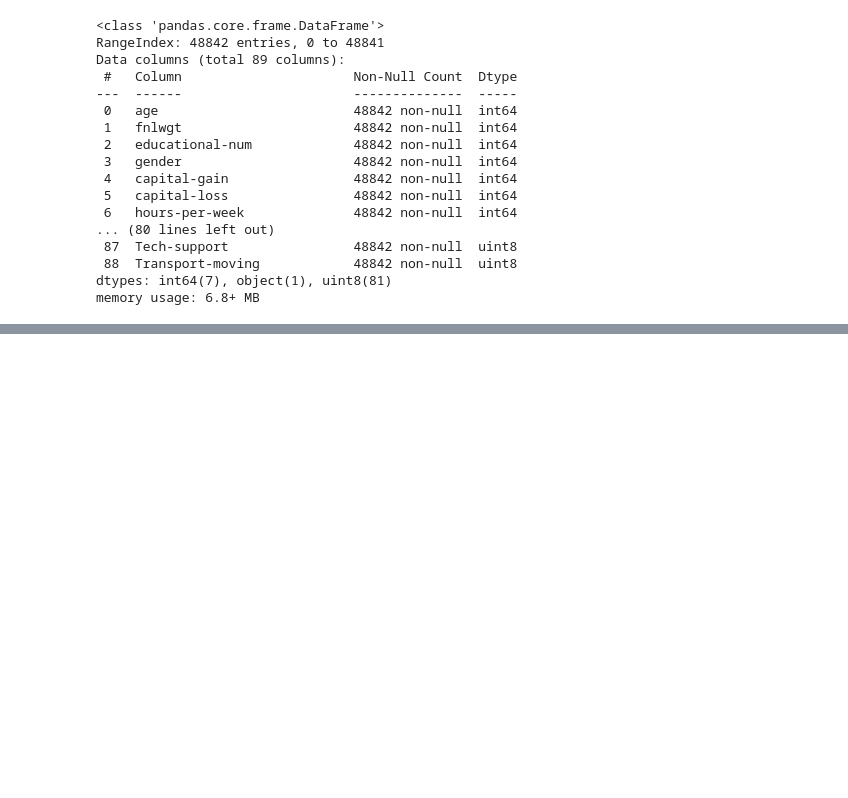
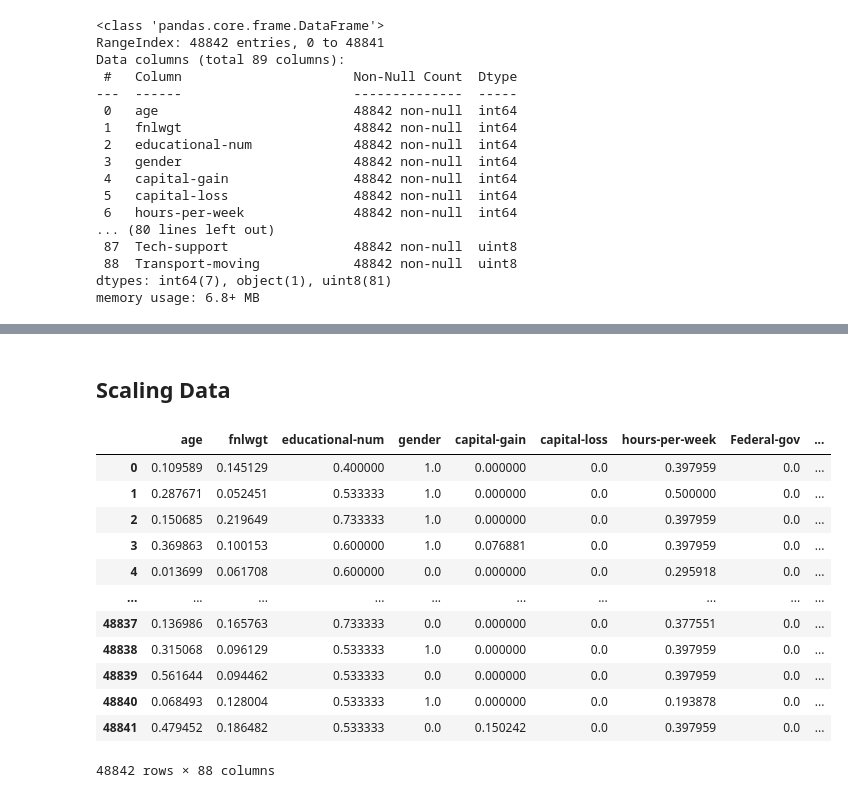
Before and after one commit to rohan-singh987/Income-Predictor, a Jupyter notebook: IncomePrediction.ipynb, the cells around one changed output, grey strips where cells are left out. Cells and saved outputs as stored; diff of their text form; code cells hidden in the pictures; blank space fills up the shorter version.

```diff
--- a/IncomePrediction.ipynb
+++ b/IncomePrediction.ipynb
@@ -303,0 +335,21 @@ memory usage: 6.8+ MB
+# %% [markdown]
+## Scaling Data
+# %%
+scaler = MinMaxScaler()
+
+X = pd.DataFrame(scaler.fit_transform(X), columns=X.columns)
+X
+# %% [output]
+|  | age | fnlwgt | educational-num | gender | capital-gain | capital-loss | hours-per-week | Federal-gov | ... |
+| 0 | 0.109589 | 0.145129 | 0.400000 | 1.0 | 0.000000 | 0.0 | 0.397959 | 0.0 | ... |
+| 1 | 0.287671 | 0.052451 | 0.533333 | 1.0 | 0.000000 | 0.0 | 0.500000 | 0.0 | ... |
+| 2 | 0.150685 | 0.219649 | 0.733333 | 1.0 | 0.000000 | 0.0 | 0.397959 | 0.0 | ... |
+| 3 | 0.369863 | 0.100153 | 0.600000 | 1.0 | 0.076881 | 0.0 | 0.397959 | 0.0 | ... |
+| 4 | 0.013699 | 0.061708 | 0.600000 | 0.0 | 0.000000 | 0.0 | 0.295918 | 0.0 | ... |
+| ... | ... | ... | ... | ... | ... | ... | ... | ... | ... |
+| 48837 | 0.136986 | 0.165763 | 0.733333 | 0.0 | 0.000000 | 0.0 | 0.377551 | 0.0 | ... |
+| 48838 | 0.315068 | 0.096129 | 0.533333 | 1.0 | 0.000000 | 0.0 | 0.397959 | 0.0 | ... |
+| 48839 | 0.561644 | 0.094462 | 0.533333 | 0.0 | 0.000000 | 0.0 | 0.397959 | 0.0 | ... |
+| 48840 | 0.068493 | 0.128004 | 0.533333 | 1.0 | 0.000000 | 0.0 | 0.193878 | 0.0 | ... |
+| 48841 | 0.479452 | 0.186482 | 0.533333 | 0.0 | 0.150242 | 0.0 | 0.397959 | 0.0 | ... |
+48842 rows × 88 columns
```
Also changed, not shown: parts of 7 cells of this notebook.
